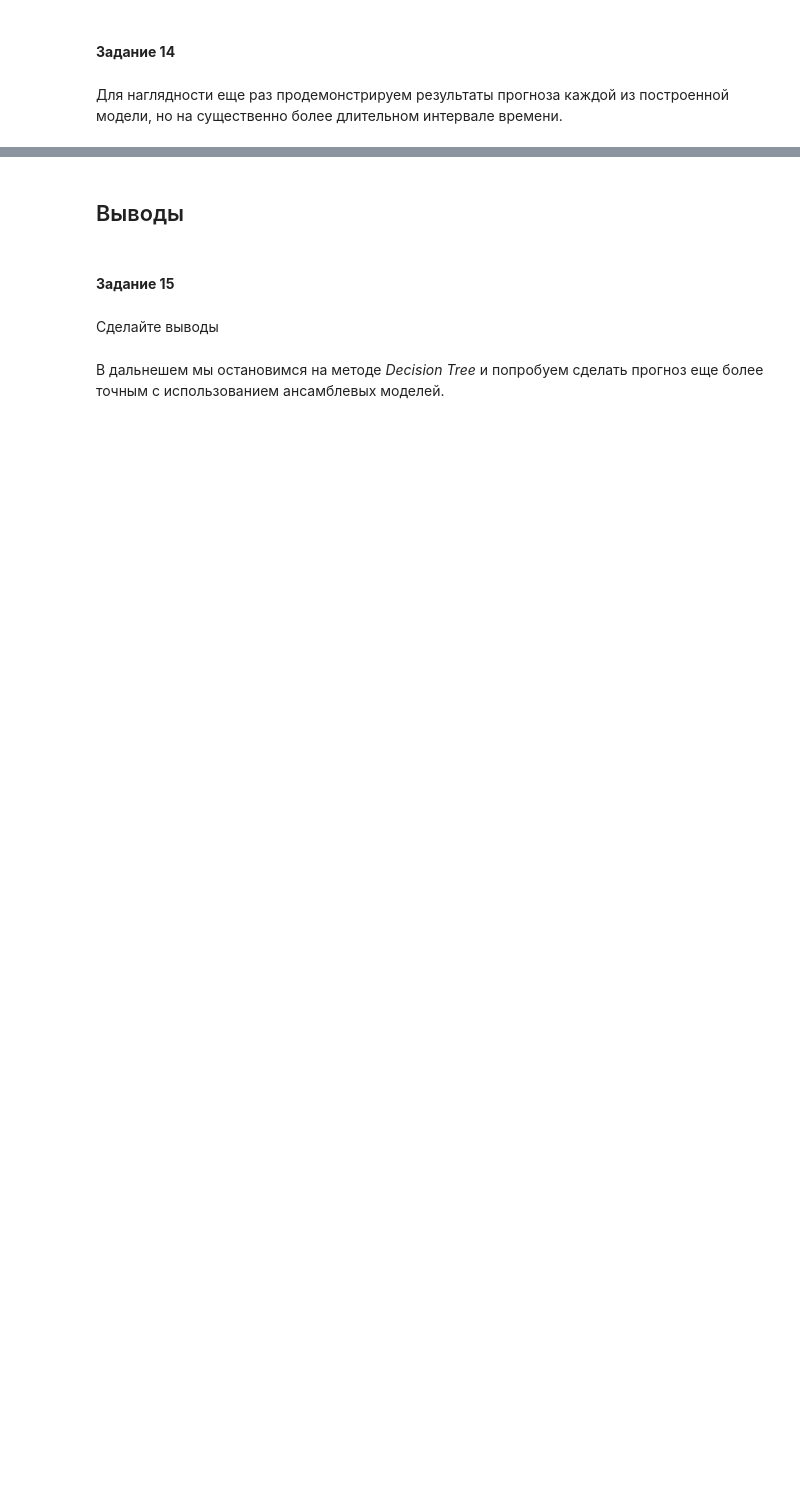
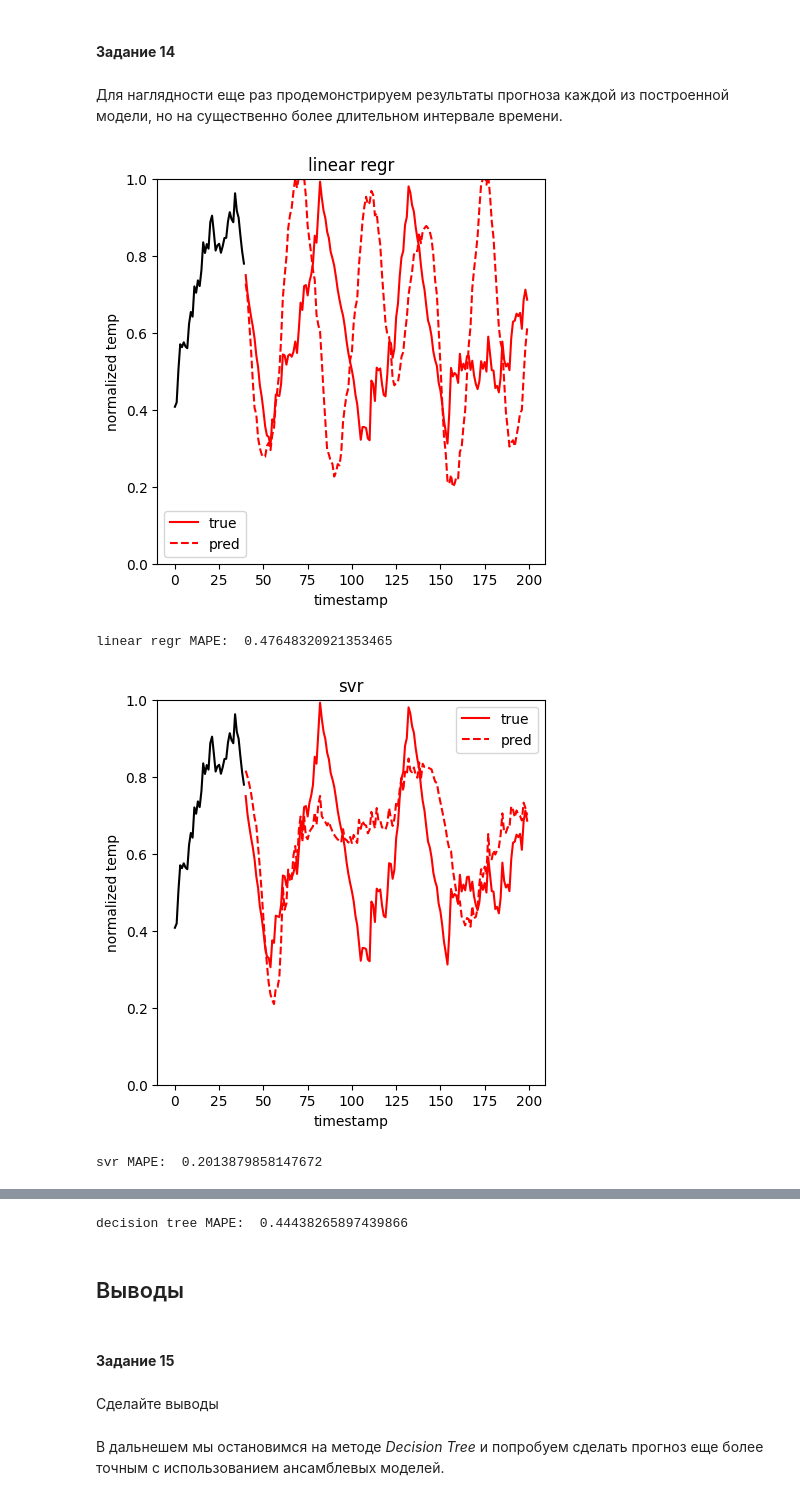
Before and after one commit to IlyaChichkov/big_data_course, a Jupyter notebook: labs/Lab6_task.ipynb, the cells around one changed output, grey strips where cells are left out. Drawn from its saved outputs; the diff is of its cells as text; code cells hidden in the pictures; blank space fills up the shorter version.

```diff
--- a/labs/Lab6_task.ipynb
+++ b/labs/Lab6_task.ipynb
@@ -543,12 +674,19 @@ for i, rect in enumerate(rects):
 # %% [markdown]
 Для наглядности еще раз продемонстрируем результаты прогноза каждой из построенной модели, но на существенно более длительном интервале времени.
 # %%
-models = [lin_reg, svr, dtr]
+models = [lin_reg, svr, dtc]
 model_names = ['linear regr', 'svr', 'decision tree']
 
 # Глубина прогноза
 pred_length = 5*seq_length
 
 for model, model_name in zip(models,model_names):
-    # Напишите свой код здесь
+    y_true = X.iloc[seq_length:pred_length, 0]
+    y_pred = seq_forecast(model, X.iloc[0].copy(), df.loc[2+seq_length:1+pred_length, 'mode'])
+    plot_forecast(X[0][:seq_length], y_true, y_pred,  model_name)
     print(model_name+' MAPE: ', regr_mape(y_true, y_pred))
+# %% [output]
+[figure, added]
+linear regr MAPE:  0.47648320921353465
+[figure, added]
+svr MAPE:  0.2013879858147672
@@ -555,3 +694,4 @@ for model, model_name in zip(models,model_names):
+decision tree MAPE:  0.44438265897439866
 # %% [markdown]
 ## Выводы
 # %% [markdown]
```
Also changed, not shown: parts of 22 cells of this notebook.
